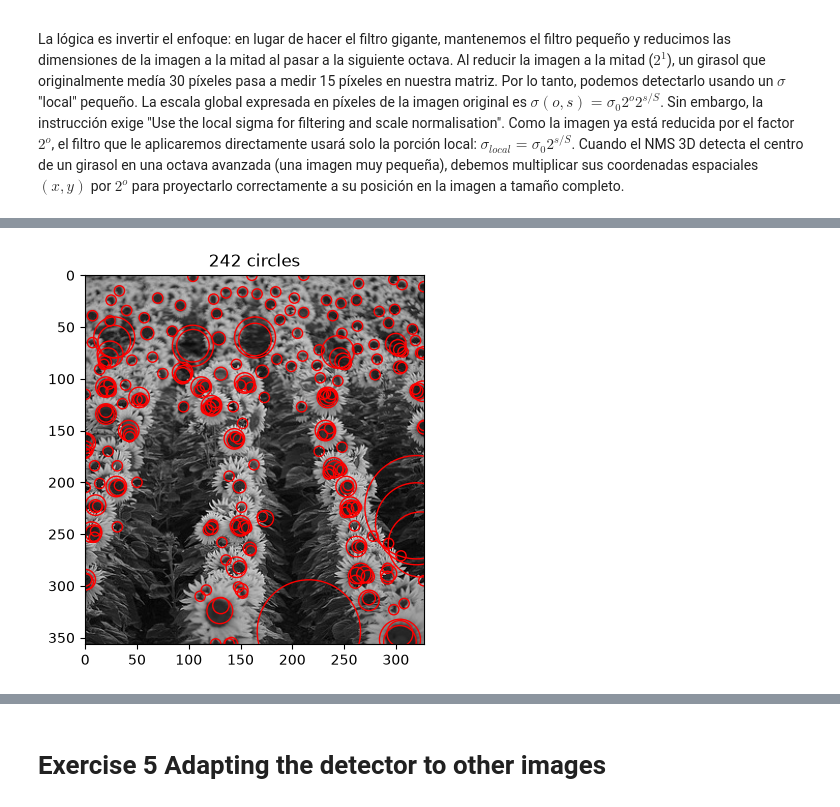
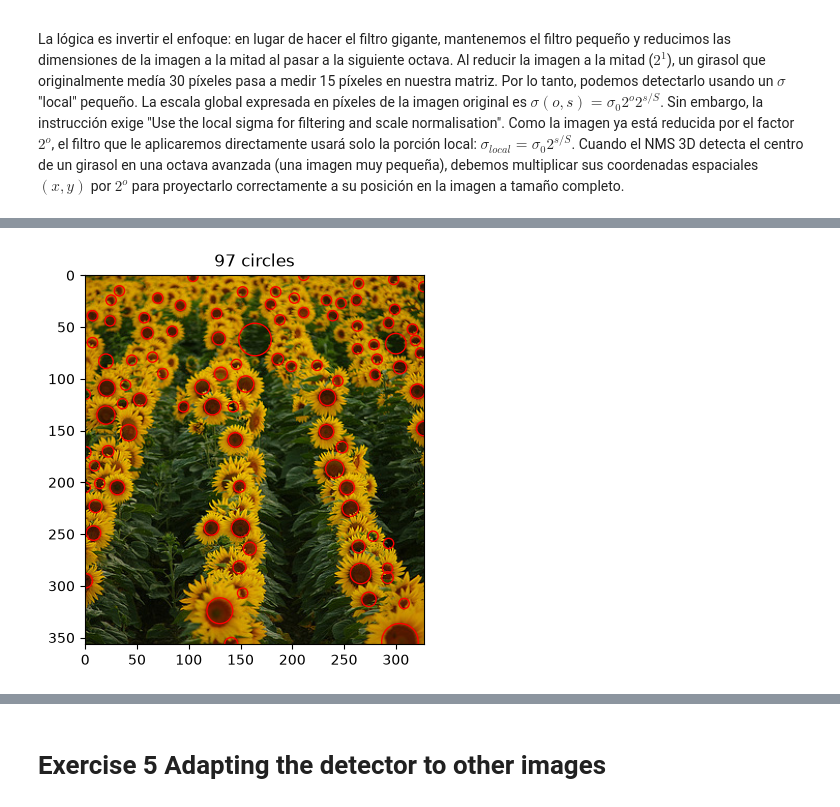
Before and after one commit to Taki3995/Criptografia-y-seguridad-informatica-Laboratories, a Jupyter notebook: Lab 2/lab2_blobs.ipynb, the cells around one changed output, grey strips where cells are left out. Cells and saved outputs as stored; diff of their text form; code cells hidden in the pictures.

```diff
--- a/Lab 2/lab2_blobs.ipynb
+++ b/Lab 2/lab2_blobs.ipynb
@@ -257,80 +255,97 @@ from scipy.ndimage import gaussian_laplace, rank_filter
 from skimage import io, color, transform
 from show_all_circles import show_all_circles
 
-# Cargar la imagen con el nombre exacto
+# Cargar la imagen
 img_rgb = io.imread('sunflowers.jpg')
 img_gray = color.rgb2gray(img_rgb)
 
-# 1. Build the scale-space parameters
-sigma_0 = 3.5  # Tamaño base
-N_o = 4        # Número de octavas (reduciremos la imagen a la mitad 4 veces)
-S = 3          # Muestras de escala por octava (Total: 4 * 3 = 12 muestras)
-threshold = 0.15
+# Build the scale-space
+# Tamaños objetivo: centros de girasol con radio ~5-18 px  ->  sigma ~3.5-12.5
+sigma_0 = 3.5      # sigma mínimo (radio = sigma*sqrt(2) ≈ 5 px)
+N_o = 2            # número de octavas
+S = 6              # muestras de escala por octava -> N_o * S = 12 escalas en total
+threshold = 0.18   # más alto = menos blobs; más bajo = más blobs
 
-# Listas para almacenar las coordenadas y radios de TODAS las octavas
+# Listas maestras para guardar los círculos detectados en todas las octavas
 all_cx = []
 all_cy = []
 all_rad = []
+all_resp = []   # respuesta LoG de cada blob (sirve para quedarnos con el más fuerte)
 
-# 2. Iterar sobre las octavas
+# for o in octaves
 for o in range(N_o):
     # Resize the image
     if o == 0:
         octave_img = img_gray
     else:
-        # Reducir las dimensiones a la mitad de la octava anterior
-        # El factor de reducción para la octava 'o' respecto a la original es 1 / (2**o)
         h, w = img_gray.shape
-        new_shape = (int(h / (2**o)), int(w / (2**o)))
+        new_shape = (int(h / (2 ** o)), int(w / (2 ** o)))
         octave_img = transform.resize(img_gray, new_shape, anti_aliasing=True)
 
     oh, ow = octave_img.shape
 
-    # Volumen para almacenar las respuestas dentro de esta octava específica
-    response_volume = np.zeros((S, oh, ow))
-    local_sigmas = np.zeros(S)
+    # Volúmenes para almacenar datos en esta octava
+    continuous_volume = np.zeros((S, oh, ow))
+    nms_2d_volume = np.zeros((S, oh, ow))
 
-    # 3. Iterar sobre las escalas dentro de la octava
+    # for sc in scales
     for s in range(S):
-        # Calcular sigma local para el filtrado en esta imagen reducida
+        # Use the local sigma for filtering and scale normalisation
         sigma_local = sigma_0 * (2 ** (s / S))
-        local_sigmas[s] = sigma_local
 
-        # Filter image with the corresponding LoG filter (local sigma)
+        # Filter image with the corresponding LoG filter (normalizado en escala)
         log_response = (sigma_local ** 2) * gaussian_laplace(octave_img, sigma=sigma_local)
 
         # Threshold and 2D non-maxima suppression
-        log_thresholded = np.where(log_response > threshold, log_response, 0)
-        max_2d = rank_filter(log_thresholded, rank=-1, size=3)
-        nms_2d = np.where(log_thresholded == max_2d, log_thresholded, 0)
+        log_thresh = np.where(log_response > threshold, log_response, 0)
+        max_2d = rank_filter(log_thresh, rank=-1, size=3)
+        nms_2d = np.where(log_thresh == max_2d, log_thresh, 0)
 
-        # Guardamos la respuesta suprimida en 2D en el volumen de la octava
-        response_volume[s] = nms_2d
+        continuous_volume[s] = log_thresh
+        nms_2d_volume[s] = nms_2d
 
-    # 4. 3D non-maxima suppression within each octave
-    max_volume = rank_filter(response_volume, rank=-1, size=3)
-    peaks = (response_volume == max_volume) & (response_volume > 0)
+    # 3D non-maxima suppression within each octave (vecindad 3x3x3)
+    max_3d = rank_filter(continuous_volume, rank=-1, size=3)
 
-    # Extraer las coordenadas locales de los picos en esta octava
+    # Un blob es válido solo si es máximo 3D y además sobrevivió al NMS 2D
+    peaks = (continuous_volume == max_3d) & (nms_2d_volume > 0)
+
     s_idx, cy_local, cx_local = np.nonzero(peaks)
 
-    # 5. Transformar coordenadas al tamaño de la imagen original
-    cx_global = cx_local * (2**o)
-    cy_global = cy_local * (2**o)
-
-    # El radio global requiere la fórmula completa: sigma_0 * 2^o * 2^(s/S) * sqrt(2)
-    sigma_global = sigma_0 * (2**o) * (2 ** (s_idx / S))
+    # Coordenadas y radio en píxeles de la imagen original
+    cx_global = cx_local * (2 ** o)
+    cy_global = cy_local * (2 ** o)
+    sigma_global = sigma_0 * (2 ** o) * (2 ** (s_idx / S))
     rad_global = sigma_global * np.sqrt(2)
 
-    # Agregar los hallazgos de esta octava a las listas maestras
     all_cx.extend(cx_global)
     all_cy.extend(cy_global)
     all_rad.extend(rad_global)
+    all_resp.extend(continuous_volume[s_idx, cy_local, cx_local])
 
-# 6. Displaying the results
-all_cx = np.array(all_cx)
-all_cy = np.array(all_cy)
-all_rad = np.array(all_rad)
+# Eliminar duplicados entre octavas
+# El NMS 3D solo compara dentro de cada octava, así que un mismo girasol puede salir
+# en las últimas escalas de la octava o y en las primeras de la octava o+1.
+# Recorremos los blobs de mayor a menor respuesta y descartamos todo blob cuyo centro
+# caiga dentro del círculo de un blob más fuerte que ya aceptamos.
+cx_arr, cy_arr = np.array(all_cx), np.array(all_cy)
+rad_arr, resp_arr = np.array(all_rad), np.array(all_resp)
 
-show_all_circles(img_gray, all_cx, all_cy, all_rad, color='r')
+keep = []
+for i in np.argsort(-resp_arr):
+    dup = False
+    for j in keep:
+        dist = np.hypot(cx_arr[i] - cx_arr[j], cy_arr[i] - cy_arr[j])
+        if dist < max(rad_arr[i], rad_arr[j]):
+            dup = True
+            break
+    if not dup:
+        keep.append(i)
+keep = np.array(keep)
+
+all_cx, all_cy, all_rad = cx_arr[keep], cy_arr[keep], rad_arr[keep]
+print(f'{len(cx_arr)} blobs antes de limpiar -> {len(keep)} después')
+
+# Displaying the results (sobre la imagen en color, como en el ejemplo)
+show_all_circles(img_rgb, all_cx, all_cy, all_rad, color='r')
 # %% [output]
@@ -337 +353 @@ show_all_circles(img_gray, all_cx, all_cy, all_rad, color='r')
-[figure, old version]
+[figure, new version]
```
Also changed, not shown: parts of 3 cells of this notebook.
